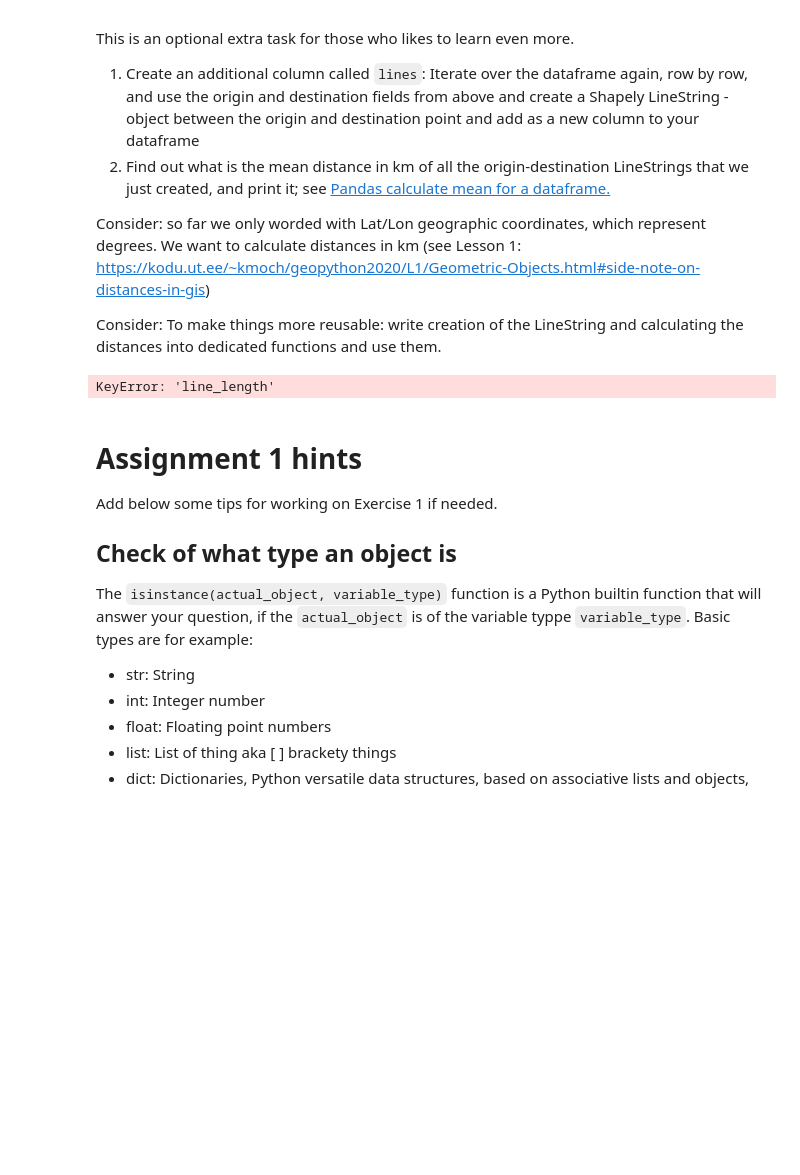
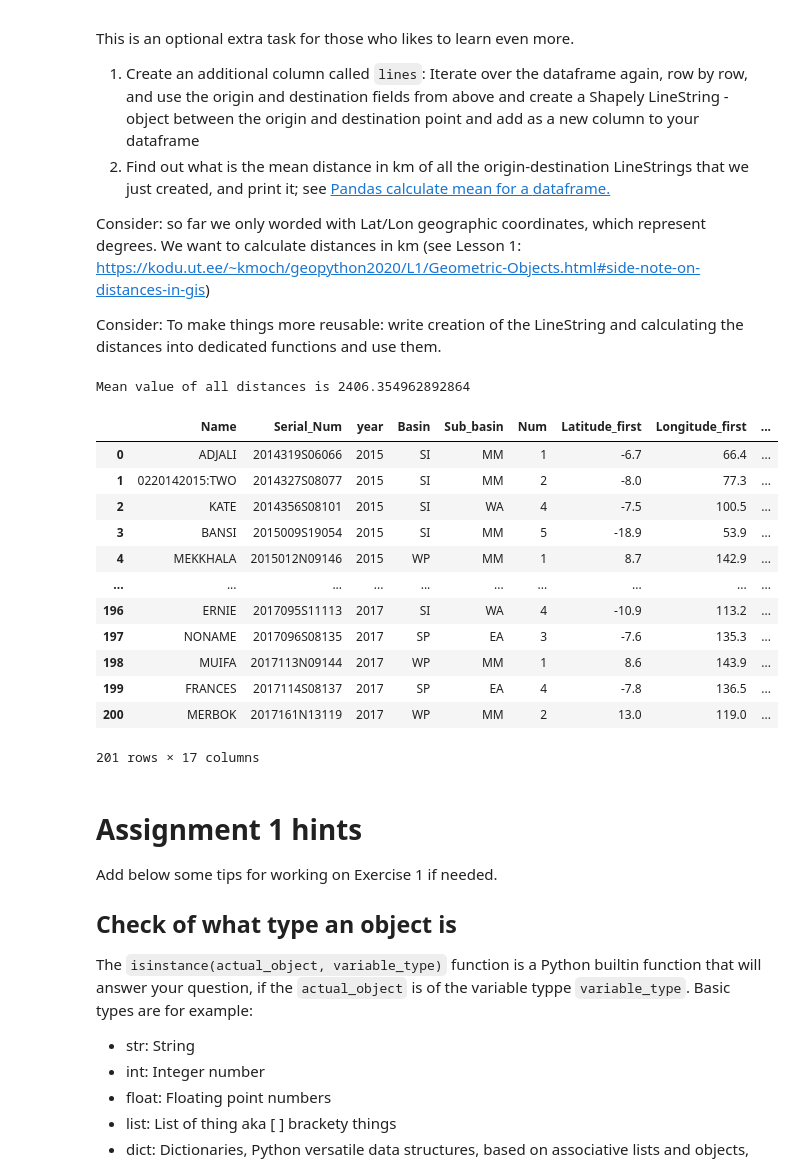
Before and after one commit to Bakhtiyar-Garashov/GeoPython2020, a Jupyter notebook: Assignment1/assignment1.ipynb, the cells around one changed output. Cells and saved outputs as stored; diff of their text form; code cells hidden in the pictures; blank space fills up the shorter version.

```diff
--- a/Assignment1/assignment1.ipynb
+++ b/Assignment1/assignment1.ipynb
@@ -308,36 +308,52 @@ them.
 # %%
 # declare a function that makes linestring from origin and destination points
 
 geod = pyproj.Geod(ellps='WGS84')
 
 def make_line(row):
-    return LineString([row['origin'],row['destination']])
+    return LineString([row['Origin'],row['Destination']])
 
 
 def calculate_distance(row):
-    x1=row['origin'].x
-    y1=row['origin'].y
-    x2=row['destination'].x
-    y2=row['destination'].y
+    x1=row['Origin'].x
+    y1=row['Origin'].y
+    x2=row['Destination'].x
+    y2=row['Destination'].y
 
     angle1,angle2,distance = geod.inv(x1, y1, x2, y2)
     return distance/1000
 
-def another_test(row):
-    return (geod.geometry_length(row['lines']))/1000
+# here I have found another way of calculating distance.
+# For more info, see: https://pyproj4.github.io/pyproj/dev/api/geod.html#pyproj.Geod.geometry_length
+def calc_distance(row):
+    distance_meters=geod.geometry_length(row['Lines'])
+    return distance_meters/1000
 
-df['lines']=df.apply(make_line,axis=1)
-df["line_length (km)"]=df.apply(calculate_distance,axis=1)
+df['Lines']=df.apply(make_line,axis=1)
+df["Distance(km)"]=df.apply(calculate_distance,axis=1) # Replace calculate_distance with calc_distance to try other function.
+                                                       # Generates perfectly the same result
 
-df['test']=df.apply(another_test,axis=1)
-mean_distance=df['line_length'].mean()
+mean_distance=df["Distance(km)"].mean()
 
 
 print("Mean value of all distances is",mean_distance)
 
-df.head()
+df
 # %% [output]
-KeyError: 'line_length'
+Mean value of all distances is 2406.354962892864
+|  | Name | Serial_Num | year | Basin | Sub_basin | Num | Latitude_first | Longitude_first | ... |
+| 0 | ADJALI | 2014319S06066 | 2015 | SI | MM | 1 | -6.7 | 66.4 | ... |
+| 1 | 0220142015:TWO | 2014327S08077 | 2015 | SI | MM | 2 | -8.0 | 77.3 | ... |
+| 2 | KATE | 2014356S08101 | 2015 | SI | WA | 4 | -7.5 | 100.5 | ... |
+| 3 | BANSI | 2015009S19054 | 2015 | SI | MM | 5 | -18.9 | 53.9 | ... |
+| 4 | MEKKHALA | 2015012N09146 | 2015 | WP | MM | 1 | 8.7 | 142.9 | ... |
+| ... | ... | ... | ... | ... | ... | ... | ... | ... | ... |
+| 196 | ERNIE | 2017095S11113 | 2017 | SI | WA | 4 | -10.9 | 113.2 | ... |
+| 197 | NONAME | 2017096S08135 | 2017 | SP | EA | 3 | -7.6 | 135.3 | ... |
+| 198 | MUIFA | 2017113N09144 | 2017 | WP | MM | 1 | 8.6 | 143.9 | ... |
+| 199 | FRANCES | 2017114S08137 | 2017 | SP | EA | 4 | -7.8 | 136.5 | ... |
+| 200 | MERBOK | 2017161N13119 | 2017 | WP | MM | 2 | 13.0 | 119.0 | ... |
+201 rows × 17 columns
 # %% [markdown]
 # Assignment 1 hints
 
```
Also changed, not shown: parts of 3 cells of this notebook.
